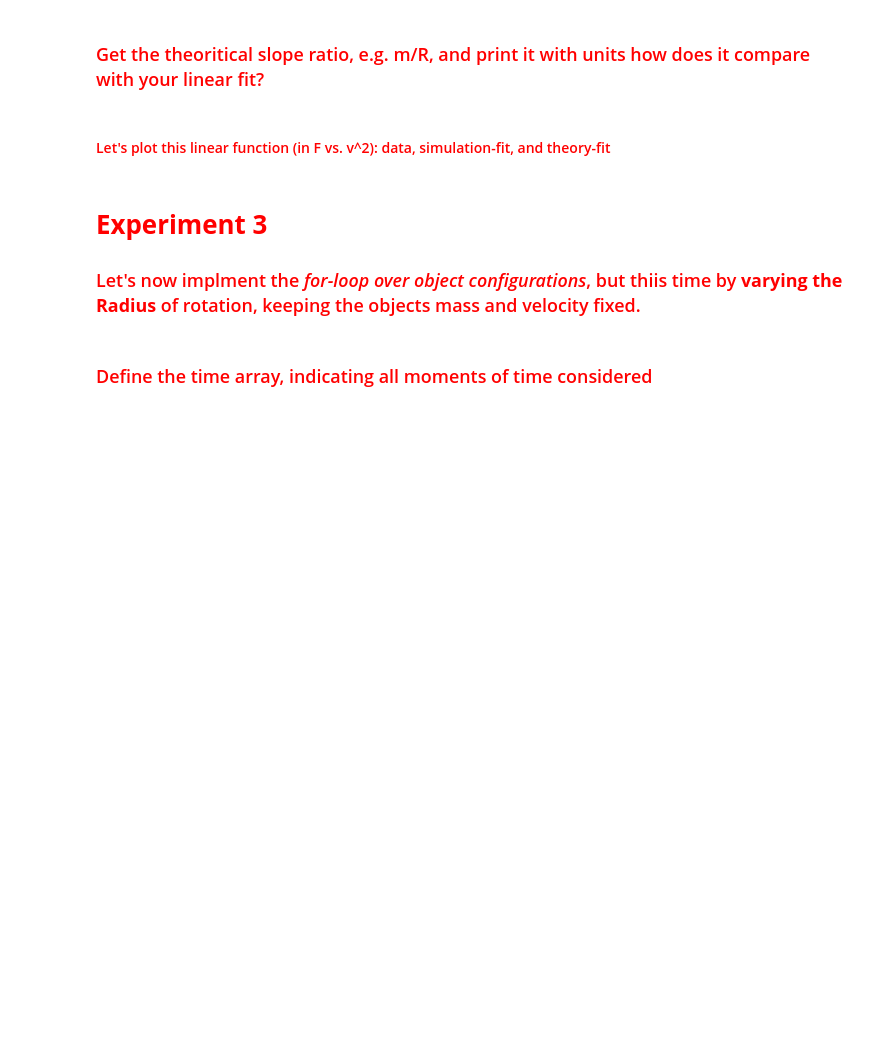
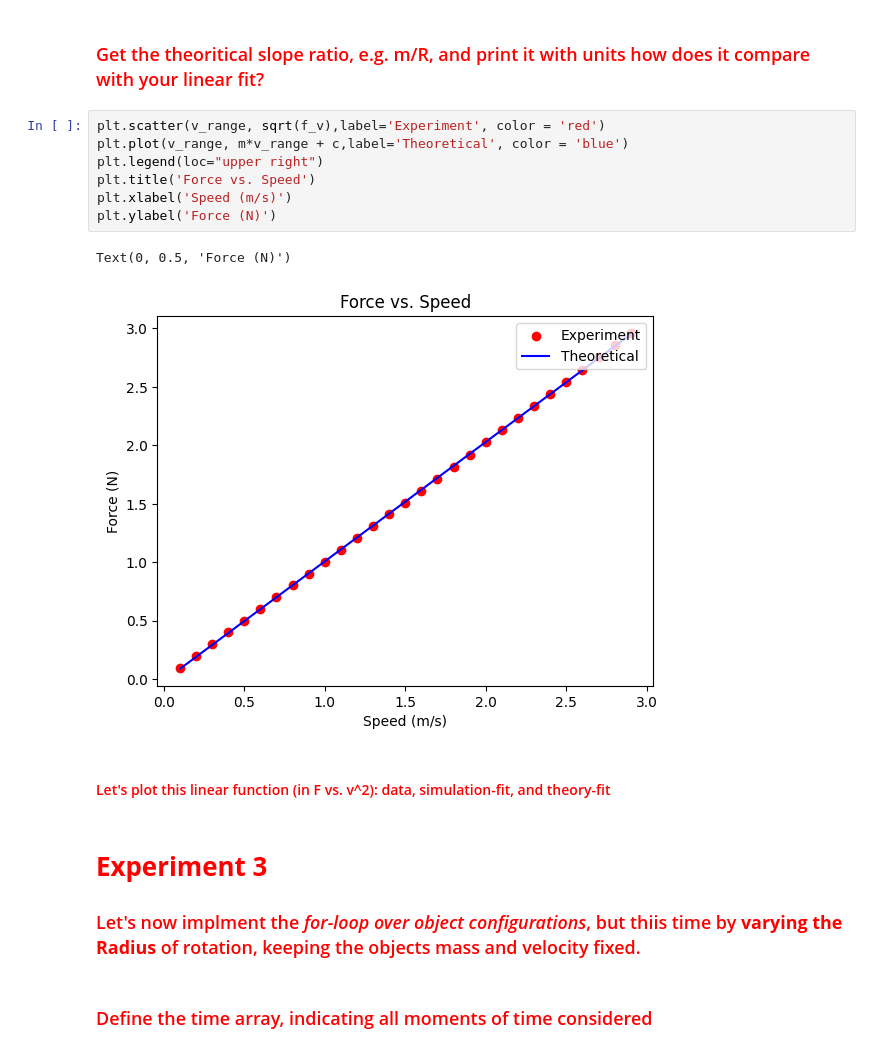
Before and after one commit to rguille3/PhysicsI_Labs, a Jupyter notebook: phy122_RMt_Raul.ipynb, the cells around one changed output. Saved outputs shown, nothing was run; the diff lists cells and outputs as text; blank space fills up the shorter version.

```diff
--- a/phy122_RMt_Raul.ipynb
+++ b/phy122_RMt_Raul.ipynb
@@ -255,5 +294,15 @@ plt.show()
 # %% [markdown]
 ### <font color='Red'> Get the theoritical slope ratio, e.g. m/R, and print it with units how does it compare with your linear fit? </font>
+# %%
+plt.scatter(v_range, sqrt(f_v),label='Experiment', color = 'red')
+plt.plot(v_range, m*v_range + c,label='Theoretical', color = 'blue')
+plt.legend(loc="upper right")
+plt.title('Force vs. Speed')
+plt.xlabel('Speed (m/s)')
+plt.ylabel('Force (N)')
+# %% [output]
+Text(0, 0.5, 'Force (N)')
+[figure, added]
 # %% [markdown]
 #### <font color='Red'> Let's plot this linear function (in F vs. v^2): data, simulation-fit, and theory-fit </font>
 # %% [markdown]
```
Also changed, not shown: parts of 6 cells of this notebook.
